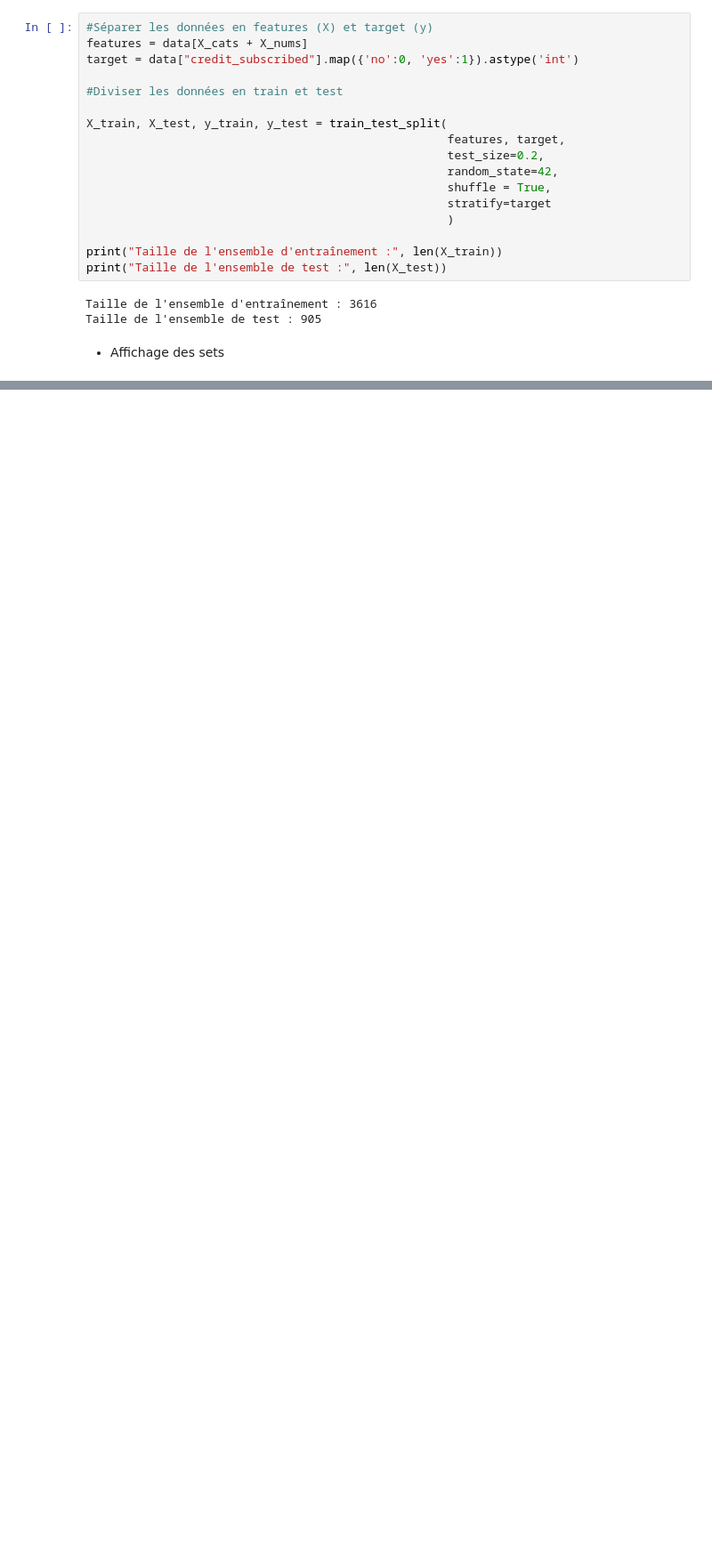
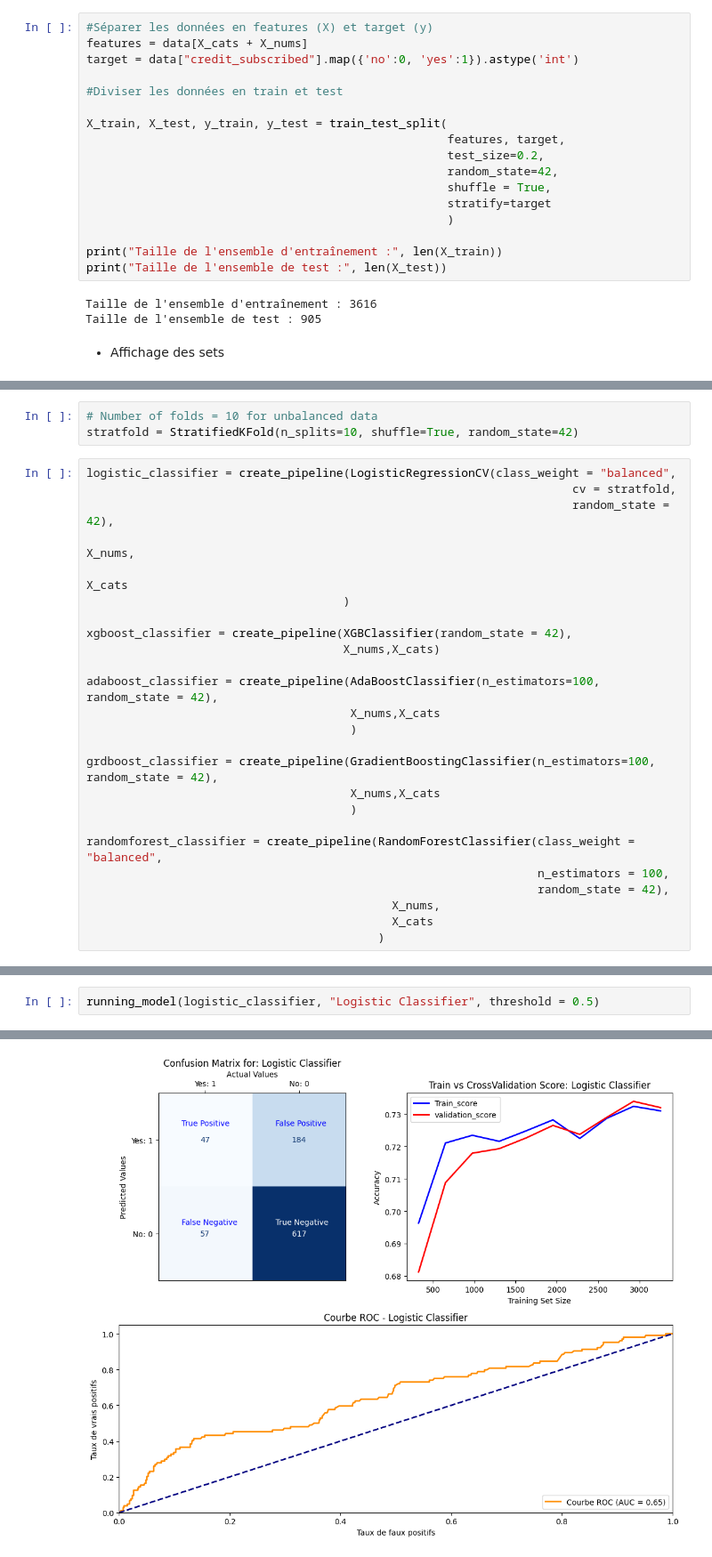
Before and after one commit to Atji00/CreditScoringModel, a Jupyter notebook: credit_scoring_model.ipynb, the cells around one changed output, grey strips where cells are left out. Shown at 89% size. Drawn from its saved outputs; the diff is of its cells as text; blank space fills up the shorter version.

```diff
--- a/credit_scoring_model.ipynb
+++ b/credit_scoring_model.ipynb
@@ -508,0 +652,28 @@ def create_pipeline(model:any, numericvars:list, categoryvars: list):
+# %%
+# Number of folds = 10 for unbalanced data
+stratfold = StratifiedKFold(n_splits=10, shuffle=True, random_state=42)
+# %%
+logistic_classifier = create_pipeline(LogisticRegressionCV(class_weight = "balanced",
+                                                                      cv = stratfold,
+                                                                      random_state = 42),
+                                                                                  X_nums,
+                                                                                  X_cats
+                                     )
+
+xgboost_classifier = create_pipeline(XGBClassifier(random_state = 42),
+                                     X_nums,X_cats)
+
+adaboost_classifier = create_pipeline(AdaBoostClassifier(n_estimators=100, random_state = 42),
+                                      X_nums,X_cats
+                                      )
+
+grdboost_classifier = create_pipeline(GradientBoostingClassifier(n_estimators=100, random_state = 42),
+                                      X_nums,X_cats
+                                      )
+
+randomforest_classifier = create_pipeline(RandomForestClassifier(class_weight = "balanced",
+                                                                 n_estimators = 100,
+                                                                 random_state = 42),
+                                            X_nums,
+                                            X_cats
+                                          )
@@ -508,0 +768,3 @@ def create_pipeline(model:any, numericvars:list, categoryvars: list):
+# %%
+running_model(logistic_classifier, "Logistic Classifier", threshold = 0.5)
+# %% [output]
@@ -508,0 +779 @@ def create_pipeline(model:any, numericvars:list, categoryvars: list):
+[figure, added]
```
Also changed, not shown: parts of 40 cells of this notebook, 1 other file.
